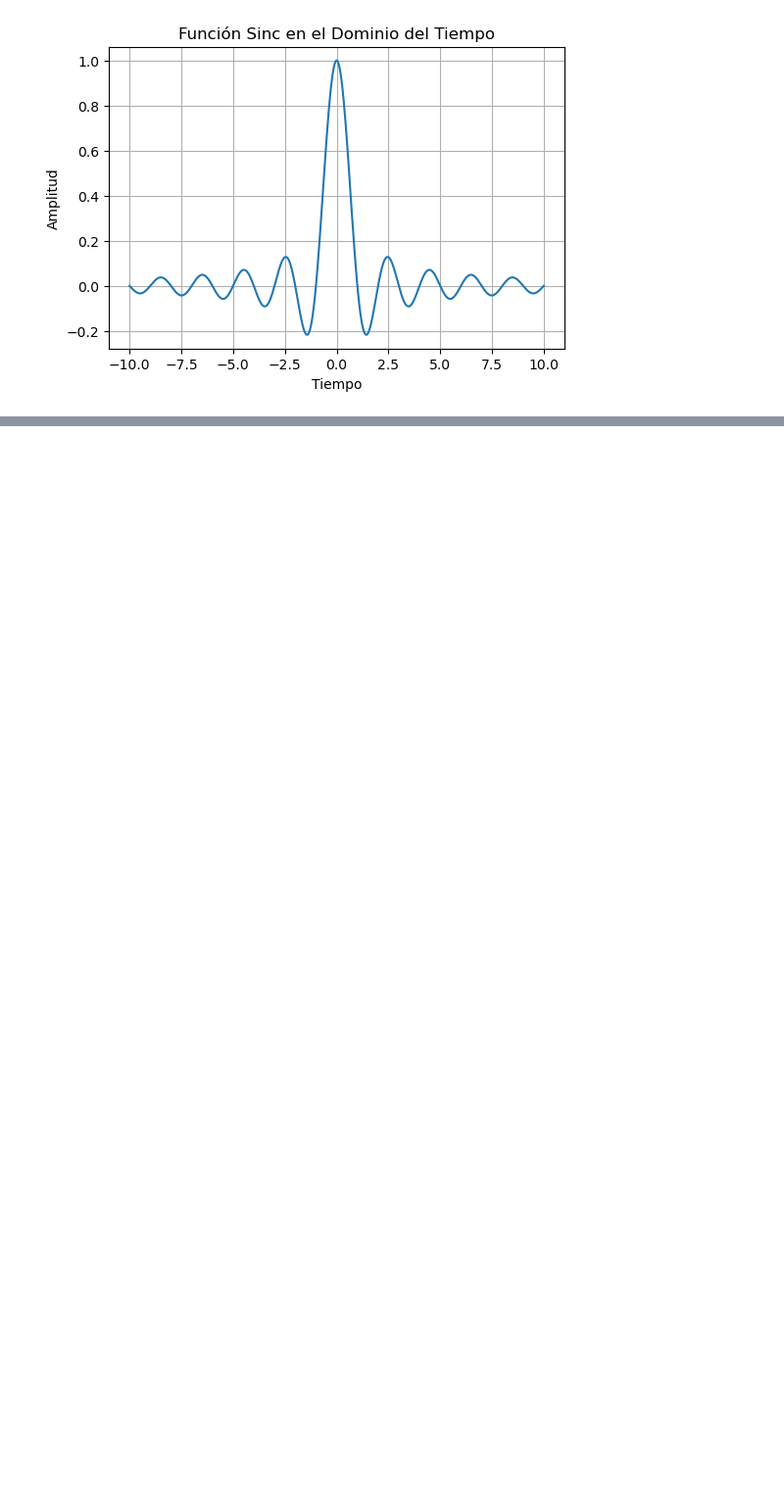
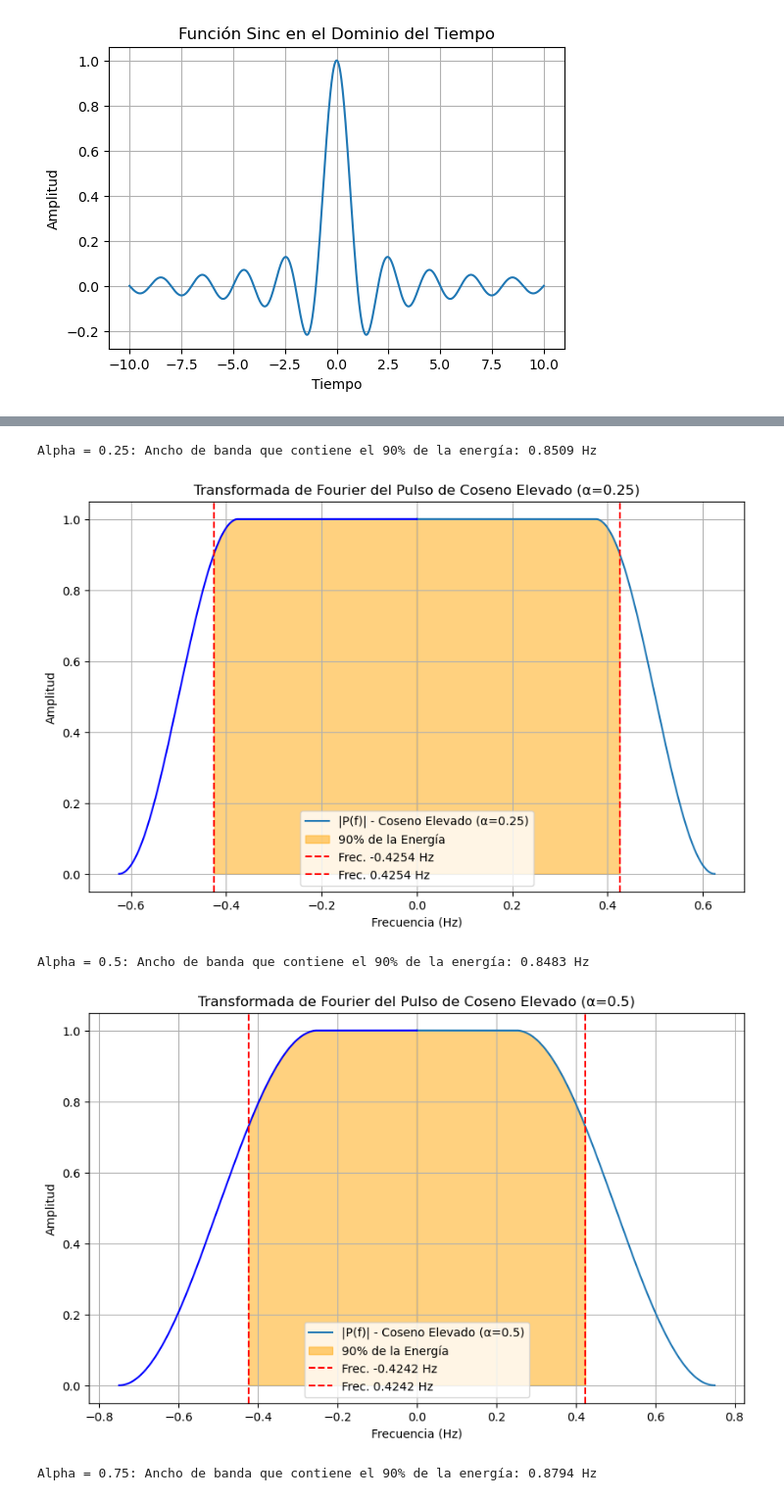
Before and after one commit to jjagerezjimenez/scd_2024-proyecto_5, a Jupyter notebook: test_p5.ipynb, the cells around one changed output, grey strips where cells are left out. Shown at 98% size. Saved outputs shown, nothing was run; the diff lists cells and outputs as text; code cells hidden in the pictures; blank space fills up the shorter version.

```diff
--- a/test_p5.ipynb
+++ b/test_p5.ipynb
@@ -105,0 +287,71 @@ Ancho de banda que contiene el 90% de la energía: 0.8517034068136272 Hz
+# %%
+# Función para calcular P(f) del pulso de coseno elevado
+def P_f_coseno_elevado(f, T, alpha):
+    B = (1 + alpha) / (2 * T)
+    f0 = (1 - alpha) / (2 * T)
+    abs_f = np.abs(f)
+    if abs_f <= f0:
+        return T
+    elif f0 < abs_f <= B:
+        return (T / 2) * (1 + np.cos(np.pi * T / alpha * (abs_f - f0)))
+    else:
+        return 0
+
+# Parámetros
+T = 1
+alpha_values = [0.25, 0.5, 0.75]
+N = 1000
+
+for alpha in alpha_values:
+    B = (1 + alpha) / (2 * T)  # Ancho de banda máximo
+    f = np.linspace(0, B, N)
+
+    # Calculamos P(f) para cada frecuencia
+    P_f = np.array([P_f_coseno_elevado(fi, T, alpha) for fi in f])
+
+    # Densidad espectral de potencia
+    PSD = np.abs(P_f)**2
+
+    # Energía total (integral de PSD en todo el espectro)
+    energia_total = np.trapz(PSD, f) * 2  # Multiplicamos por 2 por simetría
+
+    # Energía acumulada
+    energia_acumulada = np.zeros_like(f)
+    for i in range(len(f)):
+        energia_acumulada[i] = np.trapz(PSD[:i+1], f[:i+1]) * 2  # Multiplicamos por 2 por simetría
+
+    # Normalización
+    energia_acumulada = energia_acumulada / energia_total
+
+    # Encontrar la frecuencia que contiene el 90% de la energía
+    indice_90 = np.where(energia_acumulada >= 0.9)[0][0]
+    f_90 = f[indice_90]
+    ancho_banda_90 = 2 * f_90
+
+    print(f"Alpha = {alpha}: Ancho de banda que contiene el 90% de la energía: {ancho_banda_90:.4f} Hz")
+
+    # Gráfica
+    plt.figure(figsize=(10, 6))
+    plt.plot(f, np.abs(P_f), label=f'|P(f)| - Coseno Elevado (α={alpha})')
+    plt.fill_between(f[:indice_90+1], np.abs(P_f[:indice_90+1]), color='orange', alpha=0.5, label='90% de la Energía')
+
+    # Reflexión para frecuencias negativas
+    plt.plot(-f, np.abs(P_f), color='blue')
+    plt.fill_between(-f[:indice_90+1], np.abs(P_f[:indice_90+1]), color='orange', alpha=0.5)
+
+    # Líneas verticales
+    plt.axvline(x=-f_90, color='r', linestyle='--', label=f'Frec. -{f_90:.4f} Hz')
+    plt.axvline(x=f_90, color='r', linestyle='--', label=f'Frec. {f_90:.4f} Hz')
+
+    plt.xlabel('Frecuencia (Hz)')
+    plt.ylabel('Amplitud')
+    plt.title(f'Transformada de Fourier del Pulso de Coseno Elevado (α={alpha})')
+    plt.legend()
+    plt.grid(True)
+    plt.show()
+# %% [output]
+Alpha = 0.25: Ancho de banda que contiene el 90% de la energía: 0.8509 Hz
+[figure, added]
+Alpha = 0.5: Ancho de banda que contiene el 90% de la energía: 0.8483 Hz
+[figure, added]
+Alpha = 0.75: Ancho de banda que contiene el 90% de la energía: 0.8794 Hz
```
Also changed, not shown: parts of 7 cells of this notebook.
